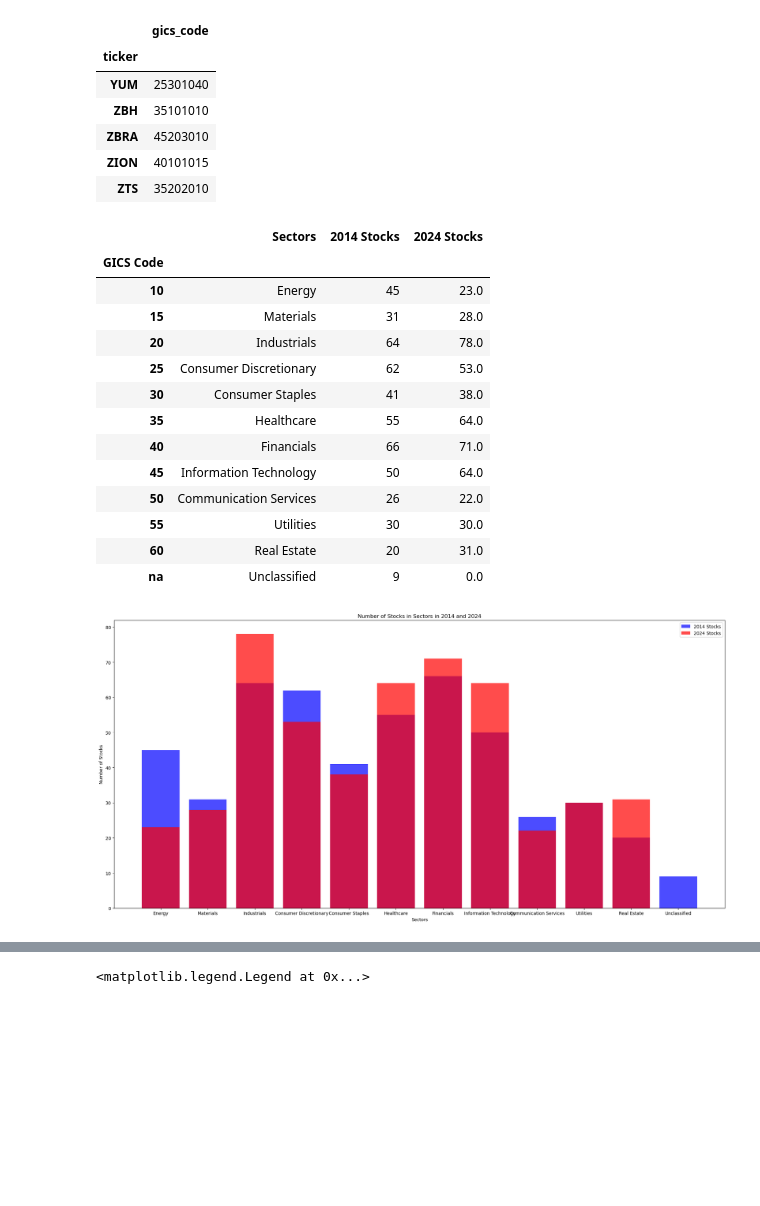
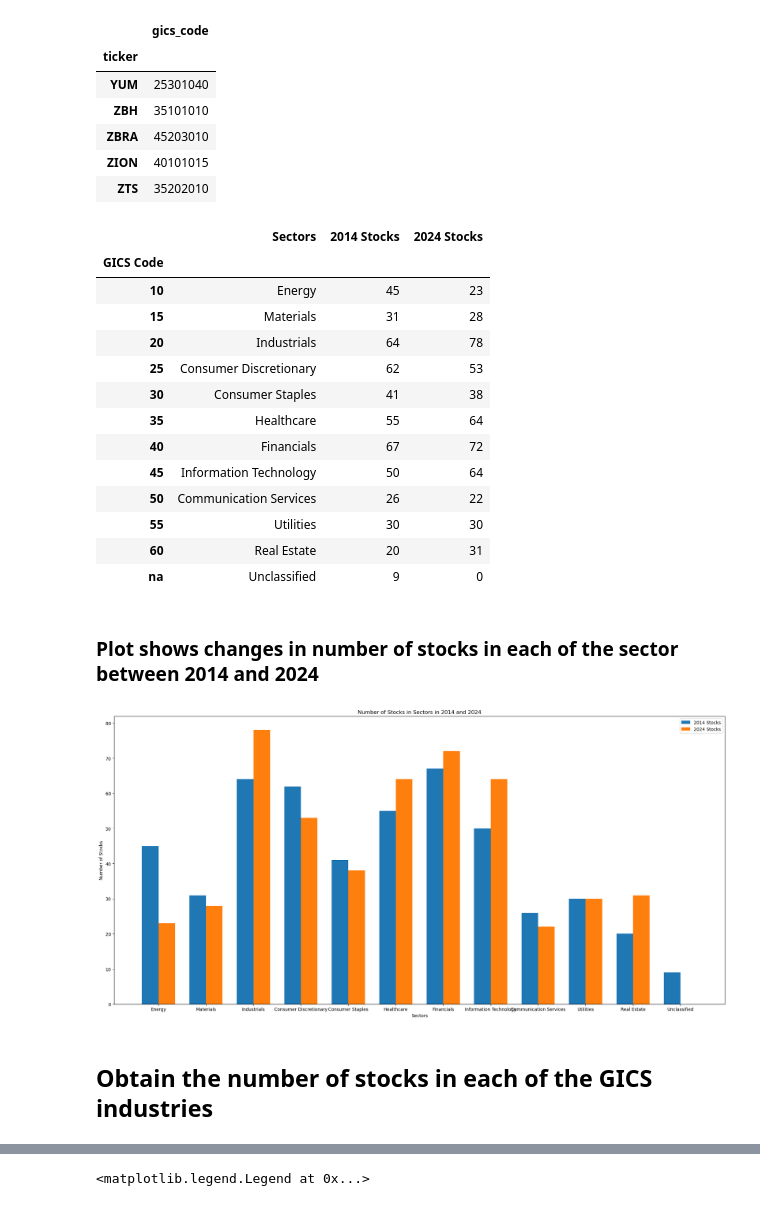
Before and after one commit to KiranReddy0808/FE5214-Introduction-to-quant-investing, a Jupyter notebook: Assignment 1/Assignment1.ipynb, the cells around one changed output, grey strips where cells are left out. Saved outputs shown, nothing was run; the diff lists cells and outputs as text; code cells hidden in the pictures; blank space fills up the shorter version.

```diff
--- a/Assignment 1/Assignment1.ipynb
+++ b/Assignment 1/Assignment1.ipynb
@@ -151,9 +157,12 @@ recm.csv
 tickers.csv
 univ_h.csv
 # %%
+# Load the data from the files
 df_market_cap = pd.read_csv('data_us/mktcap.csv')
 df_market_cap['Date'] = pd.to_datetime(df_market_cap['Date'], format = '%Y%m%d')
 df_market_cap.set_index('Date', inplace=True)
+
+# Handle the missing market capitalization values by replacing them with 0
 df_market_cap.replace(np.nan, 0, inplace=True)
 
 
@@ -161,14 +170,15 @@ df_tickers = pd.read_csv('data_us/tickers.csv', header=None, dtype= str)
 df_tickers.columns = ['ticker', 'gics_code']
 df_tickers.set_index('ticker', inplace=True)
 
+# Get what stocks are part of S&P 500 universe
 df_universe = pd.read_csv('data_us/univ_h.csv')
 df_universe.set_index('year', inplace=True)
 
-if "9903115D" in df_market_cap.columns:
-    df_market_cap.drop(columns = ['9903115D'], inplace=True)
+# if "9903115D" in df_market_cap.columns:
+#     df_market_cap.drop(columns = ['9903115D'], inplace=True)
 
-if "9903115D" in df_universe.columns:
-    df_universe.drop(columns = ['9903115D'], inplace=True)
+# if "9903115D" in df_universe.columns:
+#     df_universe.drop(columns = ['9903115D'], inplace=True)
 # %%
 df_universe.head()
 # %% [output]
@@ -226,37 +236,54 @@ stocks_df_2024 = pd.DataFrame.from_dict(no_of_stocks_sector_2024, orient='index'
 sector_df = pd.DataFrame.from_dict(gics_sectors, orient='index', columns=['Sectors'])
 
 sector_df = pd.concat([sector_df, stocks_df_2014, stocks_df_2024], axis=1).sort_index()
+
+# Handle the missing values by replacing them with 0
 sector_df.fillna(0, inplace=True)
 sector_df.index.name = 'GICS Code'
 
+# Convert the number of stocks from float to integers
+sector_df['2014 Stocks'] = sector_df['2014 Stocks'].astype(int)
+sector_df['2024 Stocks'] = sector_df['2024 Stocks'].astype(int)
+
 sector_df
 # %% [output]
 |  | Sectors | 2014 Stocks | 2024 Stocks |
 | GICS Code |  |  |  |
-| 10 | Energy | 45 | 23.0 |
-| 15 | Materials | 31 | 28.0 |
-| 20 | Industrials | 64 | 78.0 |
-| 25 | Consumer Discretionary | 62 | 53.0 |
-| 30 | Consumer Staples | 41 | 38.0 |
-| 35 | Healthcare | 55 | 64.0 |
-| 40 | Financials | 66 | 71.0 |
-| 45 | Information Technology | 50 | 64.0 |
-| 50 | Communication Services | 26 | 22.0 |
-| 55 | Utilities | 30 | 30.0 |
-| 60 | Real Estate | 20 | 31.0 |
-| na | Unclassified | 9 | 0.0 |
+| 10 | Energy | 45 | 23 |
+| 15 | Materials | 31 | 28 |
+| 20 | Industrials | 64 | 78 |
+| 25 | Consumer Discretionary | 62 | 53 |
+| 30 | Consumer Staples | 41 | 38 |
+| 35 | Healthcare | 55 | 64 |
+| 40 | Financials | 67 | 72 |
+| 45 | Information Technology | 50 | 64 |
+| 50 | Communication Services | 26 | 22 |
+| 55 | Utilities | 30 | 30 |
+| 60 | Real Estate | 20 | 31 |
+| na | Unclassified | 9 | 0 |
+# %% [markdown]
+### Plot shows changes in number of stocks in each of the sector between 2014 and 2024
 # %%
-plt.figure(figsize=(20, 10))
-plt.bar(sector_df['Sectors'], sector_df['2014 Stocks'], color='b', alpha=0.7, label='2014 Stocks')
-plt.bar(sector_df['Sectors'], sector_df['2024 Stocks'], color='r', alpha=0.7, label='2024 Stocks')
-plt.xlabel('Sectors')
-plt.ylabel('Number of Stocks')
-plt.title('Number of Stocks in Sectors in 2014 and 2024')
+bar_width = 0.35
+index = np.arange(len(sector_df))
+
+fig, ax = plt.subplots(figsize=(20, 10))
+bar1 = ax.bar(index, sector_df['2014 Stocks'], bar_width, label='2014 Stocks')
+bar2 = ax.bar(index + bar_width, sector_df['2024 Stocks'], bar_width, label='2024 Stocks')
+
+ax.set_xlabel('Sectors')
+ax.set_ylabel('Number of Stocks')
+ax.set_title('Number of Stocks in Sectors in 2014 and 2024')
+ax.set_xticks(index + bar_width / 2)
+ax.set_xticklabels(sector_df['Sectors'])
+ax.legend()
+
 plt.tight_layout()
-plt.legend()
 plt.show()
 # %% [output]
-[figure, old version]
+[figure, new version]
+# %% [markdown]
+##	Obtain the number of stocks in each of the GICS industries
 # %%
 industry_df_2014 = pd.DataFrame.from_dict(no_of_stocks_industry_2014, orient='index', columns=['2014 Stocks'])
 industry_df_2024 = pd.DataFrame.from_dict(no_of_stocks_industry_2024, orient='index', columns=['2024 Stocks'])
```
Also changed, not shown: parts of 38 cells of this notebook.
